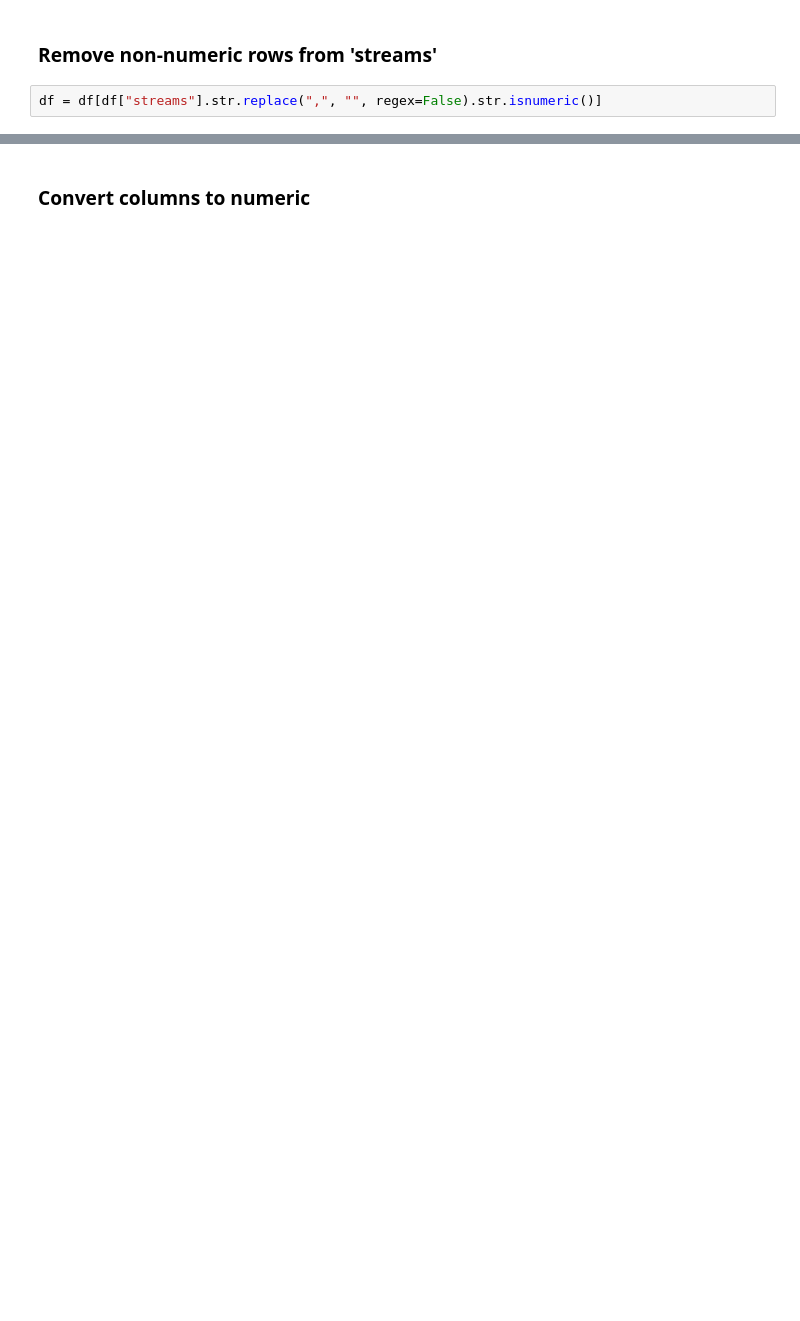
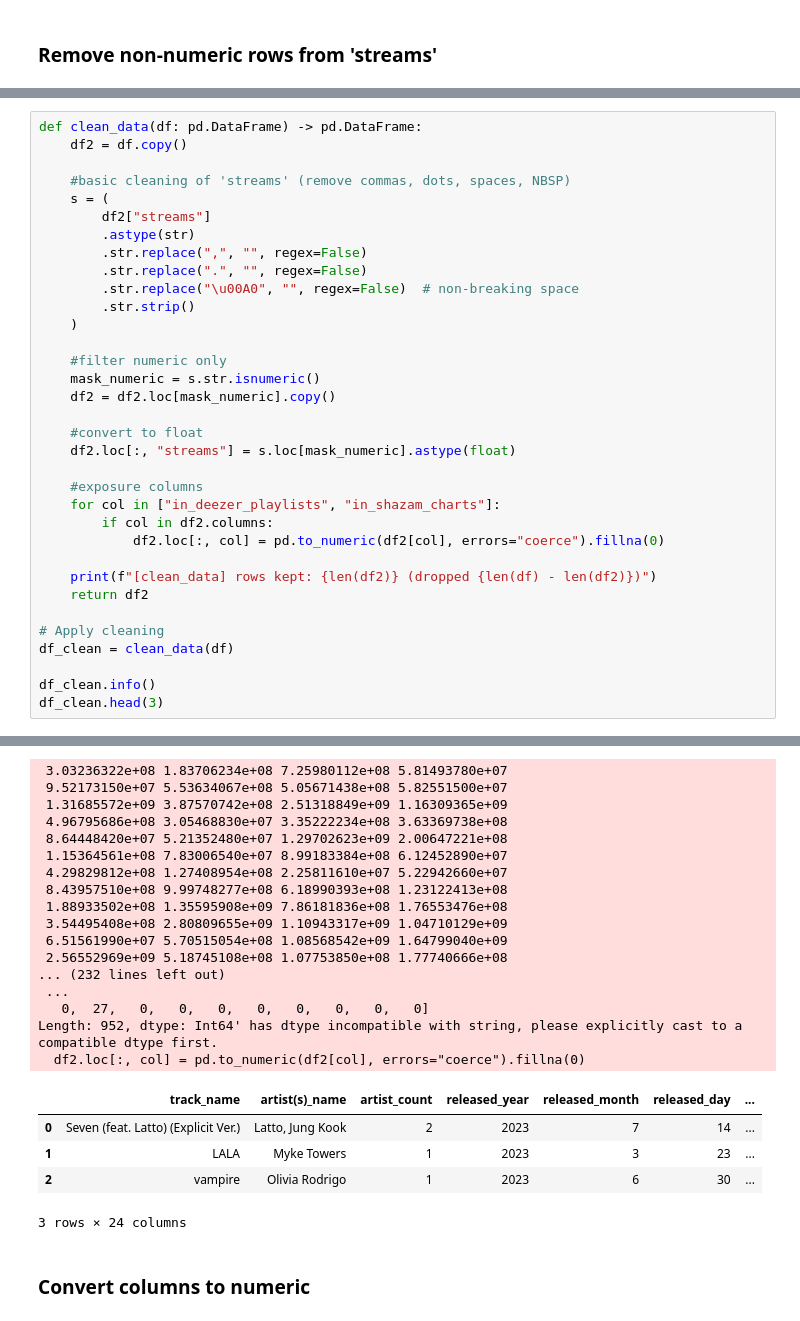
Before and after one commit to slytercode/Spotify-2023-project, a Jupyter notebook: notebooks/01_eda.ipynb, the cells around one changed output, grey strips where cells are left out. Cells and saved outputs as stored; diff of their text form; blank space fills up the shorter version.

```diff
--- a/notebooks/01_eda.ipynb
+++ b/notebooks/01_eda.ipynb
@@ -70,4 +76,2 @@ missing.head(20), duplicates, dtypes
 # %% [markdown]
 ### Remove non-numeric rows from 'streams'
-# %%
-df = df[df["streams"].str.replace(",", "", regex=False).str.isnumeric()]
@@ -73,0 +143,35 @@ df = df[df["streams"].str.replace(",", "", regex=False).str.isnumeric()]
+# %%
+def clean_data(df: pd.DataFrame) -> pd.DataFrame:
+    df2 = df.copy()
+
+    #basic cleaning of 'streams' (remove commas, dots, spaces, NBSP)
+    s = (
+        df2["streams"]
+        .astype(str)
+        .str.replace(",", "", regex=False)
+        .str.replace(".", "", regex=False)
+        .str.replace("\u00A0", "", regex=False)  # non-breaking space
+        .str.strip()
+    )
+
+    #filter numeric only
+    mask_numeric = s.str.isnumeric()
+    df2 = df2.loc[mask_numeric].copy()
+
+    #convert to float
+    df2.loc[:, "streams"] = s.loc[mask_numeric].astype(float)
+
+    #exposure columns
+    for col in ["in_deezer_playlists", "in_shazam_charts"]:
+        if col in df2.columns:
+            df2.loc[:, col] = pd.to_numeric(df2[col], errors="coerce").fillna(0)
+
+    print(f"[clean_data] rows kept: {len(df2)} (dropped {len(df) - len(df2)})")
+    return df2
+
+# Apply cleaning
+df_clean = clean_data(df)
+
+df_clean.info()
+df_clean.head(3)
+# %% [output]
@@ -74,2 +195,24 @@ df = df[df["streams"].str.replace(",", "", regex=False).str.isnumeric()]
+ 3.03236322e+08 1.83706234e+08 7.25980112e+08 5.81493780e+07
+ 9.52173150e+07 5.53634067e+08 5.05671438e+08 5.82551500e+07
+ 1.31685572e+09 3.87570742e+08 2.51318849e+09 1.16309365e+09
+ 4.96795686e+08 3.05468830e+07 3.35222234e+08 3.63369738e+08
+ 8.64448420e+07 5.21352480e+07 1.29702623e+09 2.00647221e+08
+ 1.15364561e+08 7.83006540e+07 8.99183384e+08 6.12452890e+07
+ 4.29829812e+08 1.27408954e+08 2.25811610e+07 5.22942660e+07
+ 8.43957510e+08 9.99748277e+08 6.18990393e+08 1.23122413e+08
+ 1.88933502e+08 1.35595908e+09 7.86181836e+08 1.76553476e+08
+ 3.54495408e+08 2.80809655e+09 1.10943317e+09 1.04710129e+09
+ 6.51561990e+07 5.70515054e+08 1.08568542e+09 1.64799040e+09
+ 2.56552969e+09 5.18745108e+08 1.07753850e+08 1.77740666e+08
+... (232 lines left out)
+ ...
+   0,  27,   0,   0,   0,   0,   0,   0,   0,   0]
+Length: 952, dtype: Int64' has dtype incompatible with string, please explicitly cast to a compatible dtype first.
+  df2.loc[:, col] = pd.to_numeric(df2[col], errors="coerce").fillna(0)
+|  | track_name | artist(s)_name | artist_count | released_year | released_month | released_day | ... |
+| 0 | Seven (feat. Latto) (Explicit Ver.) | Latto, Jung Kook | 2 | 2023 | 7 | 14 | ... |
+| 1 | LALA | Myke Towers | 1 | 2023 | 3 | 23 | ... |
+| 2 | vampire | Olivia Rodrigo | 1 | 2023 | 6 | 30 | ... |
+3 rows × 24 columns
 # %% [markdown]
 ### Convert columns to numeric
```
Also changed, not shown: parts of 9 cells of this notebook.
